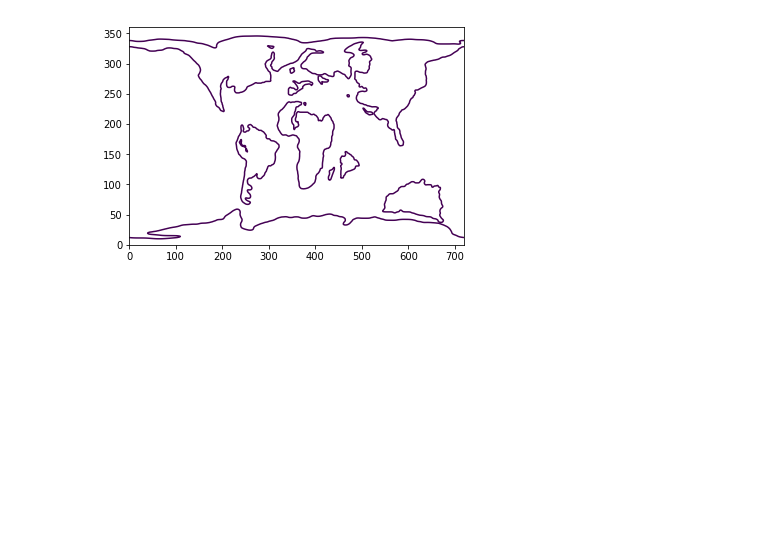
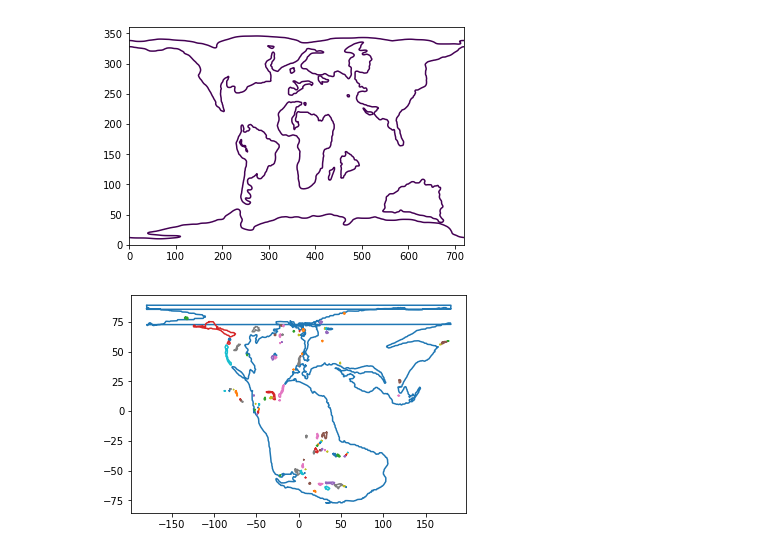
Before and after one commit to siwill22/paleotopography, a Jupyter notebook: dev/extract_contours.ipynb, the cells around one changed output. Saved outputs shown, nothing was run; the diff lists cells and outputs as text; code cells hidden in the pictures; blank space fills up the shorter version.

```diff
--- a/dev/extract_contours.ipynb
+++ b/dev/extract_contours.ipynb
@@ -94,3 +97,18 @@ plt.contour(ptopo.gridZ, levels=[0])
 # %% [output]
 <matplotlib.contour.QuadContourSet at 0x...>
 [figure]
+# %%
+clevel = 0.
+polygons = grdcontour2feature('/Users/Simon/Data/GPlates/PublishedModels/Scotese_PaleoAtlas/PaleoDEMS_netcdf/Map40_PALEOMAP_Early_Jurassic_186.8Ma_1deg.nc',clevel)
+
+polygon_list = []
+
+for polygon in polygons:
+    polygon.set_valid_time(reconstruction_time+0.5,reconstruction_time-0.4999)
+    polygon_list.append(polygon)
+
+for polygon in polygons:
+
+    plt.plot(polygon.get_geometry().to_lat_lon_array()[:,1],polygon.get_geometry().to_lat_lon_array()[:,0])
+# %% [output]
+[figure, added]
```
Also changed, not shown: parts of 1 cell of this notebook.
